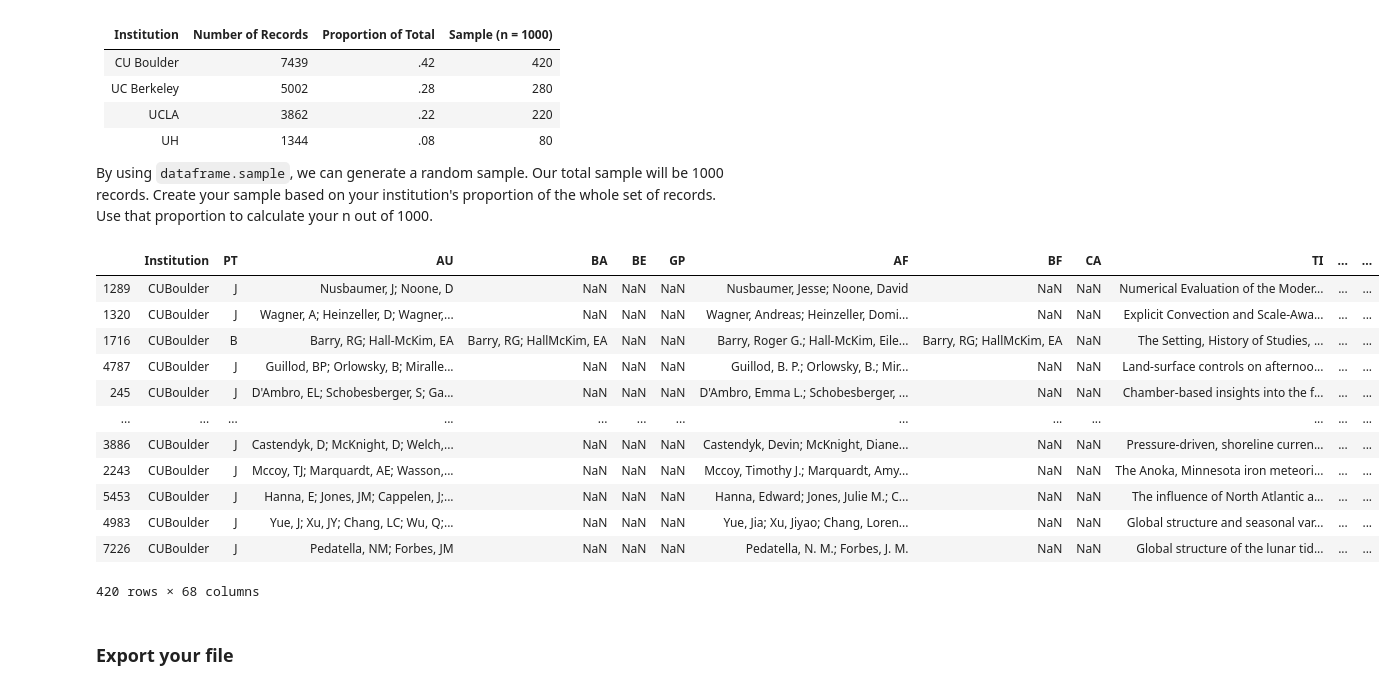
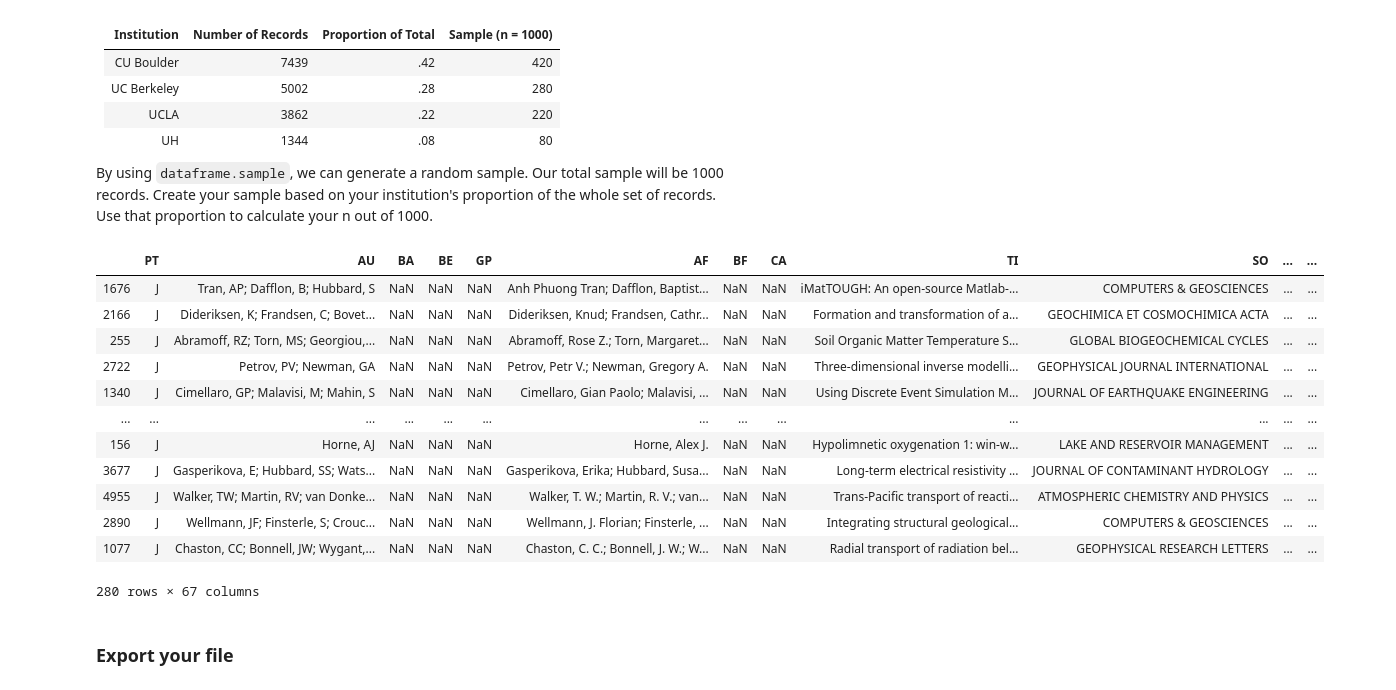
Before and after one commit to samteplitzky/Earth-Science-Citation-Replication-Project, a Jupyter notebook: Citation_Data_Analysis_All_Institutions.ipynb, the cells around one changed output. Cells and saved outputs as stored; diff of their text form; code cells hidden in the pictures.

```diff
--- a/Citation_Data_Analysis_All_Institutions.ipynb
+++ b/Citation_Data_Analysis_All_Institutions.ipynb
@@ -111,26 +131,22 @@ By using `dataframe.sample`, we can generate a random sample. Our total sample w
 Create your sample based on your institution's proportion of the whole set of records. Use that proportion to calculate your n out of 1000.
 # %%
 #Example:
-#ucb_sample = ucb_data.sample(n = 280)
-#ucb_sample
-
-CUB_Sample = data.sample(n = 420)
-CUB_Sample['INSTITUTION'] = 'CUBoulder'
-CUB_Sample
+ucb_sample = ucb_data.sample(n = 280)
+ucb_sample
 # %% [output]
-|  | Institution | PT | AU | BA | BE | GP | AF | BF | CA | TI | ... | ... |
-| 1289 | CUBoulder | J | Nusbaumer, J; Noone, D | NaN | NaN | NaN | Nusbaumer, Jesse; Noone, David | NaN | NaN | Numerical Evaluation of the Moder... | ... | ... |
-| 1320 | CUBoulder | J | Wagner, A; Heinzeller, D; Wagner,... | NaN | NaN | NaN | Wagner, Andreas; Heinzeller, Domi... | NaN | NaN | Explicit Convection and Scale-Awa... | ... | ... |
-| 1716 | CUBoulder | B | Barry, RG; Hall-McKim, EA | Barry, RG; HallMcKim, EA | NaN | NaN | Barry, Roger G.; Hall-McKim, Eile... | Barry, RG; HallMcKim, EA | NaN | The Setting, History of Studies, ... | ... | ... |
-| 4787 | CUBoulder | J | Guillod, BP; Orlowsky, B; Miralle... | NaN | NaN | NaN | Guillod, B. P.; Orlowsky, B.; Mir... | NaN | NaN | Land-surface controls on afternoo... | ... | ... |
-| 245 | CUBoulder | J | D'Ambro, EL; Schobesberger, S; Ga... | NaN | NaN | NaN | D'Ambro, Emma L.; Schobesberger, ... | NaN | NaN | Chamber-based insights into the f... | ... | ... |
+|  | PT | AU | BA | BE | GP | AF | BF | CA | TI | SO | ... | ... |
+| 1676 | J | Tran, AP; Dafflon, B; Hubbard, S | NaN | NaN | NaN | Anh Phuong Tran; Dafflon, Baptist... | NaN | NaN | iMatTOUGH: An open-source Matlab-... | COMPUTERS & GEOSCIENCES | ... | ... |
+| 2166 | J | Dideriksen, K; Frandsen, C; Bovet... | NaN | NaN | NaN | Dideriksen, Knud; Frandsen, Cathr... | NaN | NaN | Formation and transformation of a... | GEOCHIMICA ET COSMOCHIMICA ACTA | ... | ... |
+| 255 | J | Abramoff, RZ; Torn, MS; Georgiou,... | NaN | NaN | NaN | Abramoff, Rose Z.; Torn, Margaret... | NaN | NaN | Soil Organic Matter Temperature S... | GLOBAL BIOGEOCHEMICAL CYCLES | ... | ... |
+| 2722 | J | Petrov, PV; Newman, GA | NaN | NaN | NaN | Petrov, Petr V.; Newman, Gregory A. | NaN | NaN | Three-dimensional inverse modelli... | GEOPHYSICAL JOURNAL INTERNATIONAL | ... | ... |
+| 1340 | J | Cimellaro, GP; Malavisi, M; Mahin, S | NaN | NaN | NaN | Cimellaro, Gian Paolo; Malavisi, ... | NaN | NaN | Using Discrete Event Simulation M... | JOURNAL OF EARTHQUAKE ENGINEERING | ... | ... |
 | ... | ... | ... | ... | ... | ... | ... | ... | ... | ... | ... | ... | ... |
-| 3886 | CUBoulder | J | Castendyk, D; McKnight, D; Welch,... | NaN | NaN | NaN | Castendyk, Devin; McKnight, Diane... | NaN | NaN | Pressure-driven, shoreline curren... | ... | ... |
-| 2243 | CUBoulder | J | Mccoy, TJ; Marquardt, AE; Wasson,... | NaN | NaN | NaN | Mccoy, Timothy J.; Marquardt, Amy... | NaN | NaN | The Anoka, Minnesota iron meteori... | ... | ... |
-| 5453 | CUBoulder | J | Hanna, E; Jones, JM; Cappelen, J;... | NaN | NaN | NaN | Hanna, Edward; Jones, Julie M.; C... | NaN | NaN | The influence of North Atlantic a... | ... | ... |
-| 4983 | CUBoulder | J | Yue, J; Xu, JY; Chang, LC; Wu, Q;... | NaN | NaN | NaN | Yue, Jia; Xu, Jiyao; Chang, Loren... | NaN | NaN | Global structure and seasonal var... | ... | ... |
-| 7226 | CUBoulder | J | Pedatella, NM; Forbes, JM | NaN | NaN | NaN | Pedatella, N. M.; Forbes, J. M. | NaN | NaN | Global structure of the lunar tid... | ... | ... |
+| 156 | J | Horne, AJ | NaN | NaN | NaN | Horne, Alex J. | NaN | NaN | Hypolimnetic oxygenation 1: win-w... | LAKE AND RESERVOIR MANAGEMENT | ... | ... |
+| 3677 | J | Gasperikova, E; Hubbard, SS; Wats... | NaN | NaN | NaN | Gasperikova, Erika; Hubbard, Susa... | NaN | NaN | Long-term electrical resistivity ... | JOURNAL OF CONTAMINANT HYDROLOGY | ... | ... |
+| 4955 | J | Walker, TW; Martin, RV; van Donke... | NaN | NaN | NaN | Walker, T. W.; Martin, R. V.; van... | NaN | NaN | Trans-Pacific transport of reacti... | ATMOSPHERIC CHEMISTRY AND PHYSICS | ... | ... |
+| 2890 | J | Wellmann, JF; Finsterle, S; Crouc... | NaN | NaN | NaN | Wellmann, J. Florian; Finsterle, ... | NaN | NaN | Integrating structural geological... | COMPUTERS & GEOSCIENCES | ... | ... |
+| 1077 | J | Chaston, CC; Bonnell, JW; Wygant,... | NaN | NaN | NaN | Chaston, C. C.; Bonnell, J. W.; W... | NaN | NaN | Radial transport of radiation bel... | GEOPHYSICAL RESEARCH LETTERS | ... | ... |
-420 rows × 68 columns
+280 rows × 67 columns
 # %% [markdown]
 ### Export your file
 # %%
```
Also changed, not shown: parts of 78 cells of this notebook.
